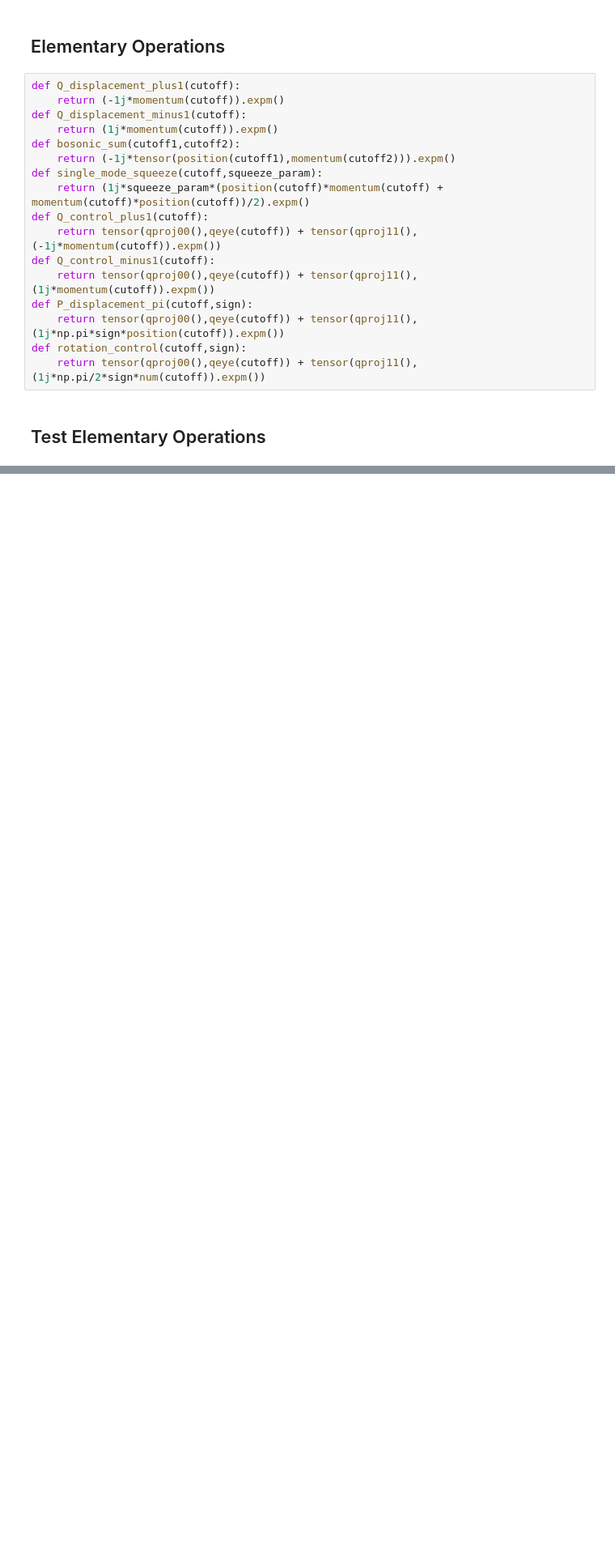
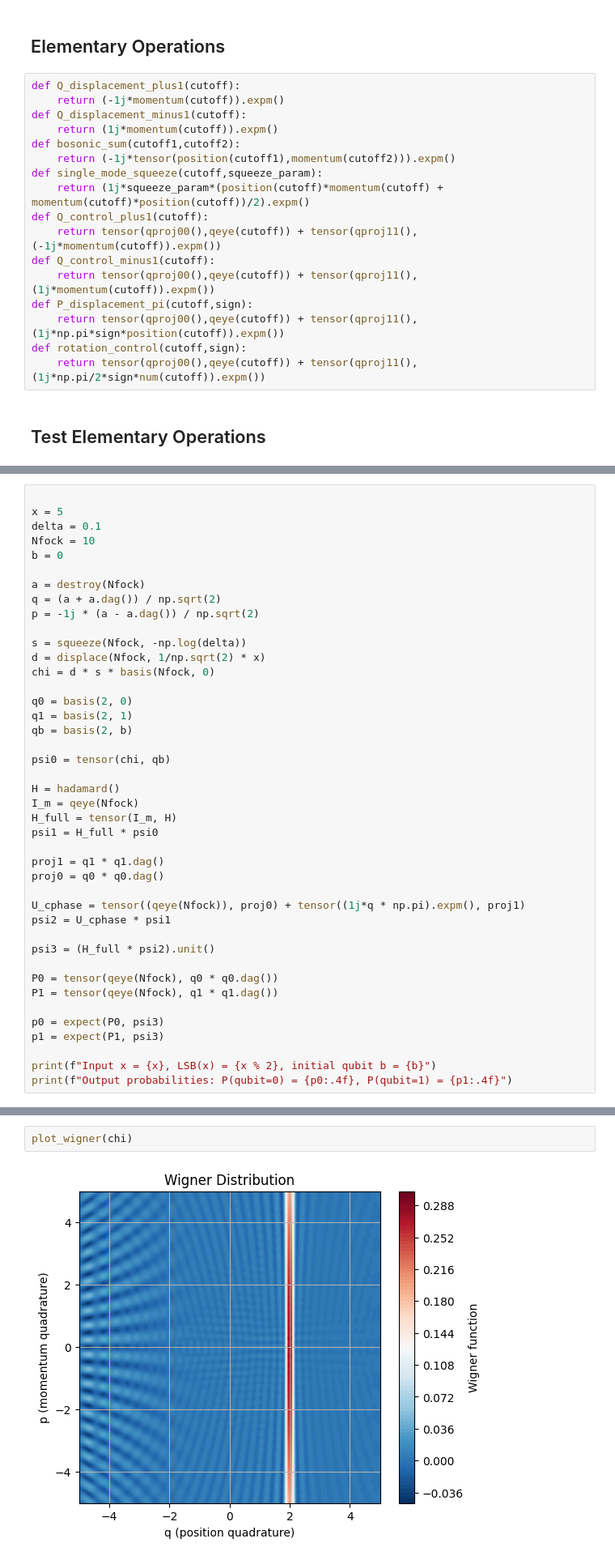
Before and after one commit to shubdeepmohapatra01/CV-DV-Benchmarking-, a Jupyter notebook: shors_qutip.ipynb, the cells around one changed output, grey strips where cells are left out. Shown at 81% size. Cells and saved outputs as stored; diff of their text form; blank space fills up the shorter version.

```diff
--- a/shors_qutip.ipynb
+++ b/shors_qutip.ipynb
@@ -169,0 +271,42 @@ Qobj data =
+# %%
+
+x = 5
+delta = 0.1
+Nfock = 10
+b = 0
+
+a = destroy(Nfock)
+q = (a + a.dag()) / np.sqrt(2)
+p = -1j * (a - a.dag()) / np.sqrt(2)
+
+s = squeeze(Nfock, -np.log(delta))
+d = displace(Nfock, 1/np.sqrt(2) * x)
+chi = d * s * basis(Nfock, 0)
+
+q0 = basis(2, 0)
+q1 = basis(2, 1)
+qb = basis(2, b)
+
+psi0 = tensor(chi, qb)
+
+H = hadamard()
+I_m = qeye(Nfock)
+H_full = tensor(I_m, H)
+psi1 = H_full * psi0
+
+proj1 = q1 * q1.dag()
+proj0 = q0 * q0.dag()
+
+U_cphase = tensor((qeye(Nfock)), proj0) + tensor((1j*q * np.pi).expm(), proj1)
+psi2 = U_cphase * psi1
+
+psi3 = (H_full * psi2).unit()
+
+P0 = tensor(qeye(Nfock), q0 * q0.dag())
+P1 = tensor(qeye(Nfock), q1 * q1.dag())
+
+p0 = expect(P0, psi3)
+p1 = expect(P1, psi3)
+
+print(f"Input x = {x}, LSB(x) = {x % 2}, initial qubit b = {b}")
+print(f"Output probabilities: P(qubit=0) = {p0:.4f}, P(qubit=1) = {p1:.4f}")
@@ -169,0 +316,4 @@ Qobj data =
+# %%
+plot_wigner(chi)
+# %% [output]
+[figure, added]
```
Also changed, not shown: parts of 14 cells of this notebook.
